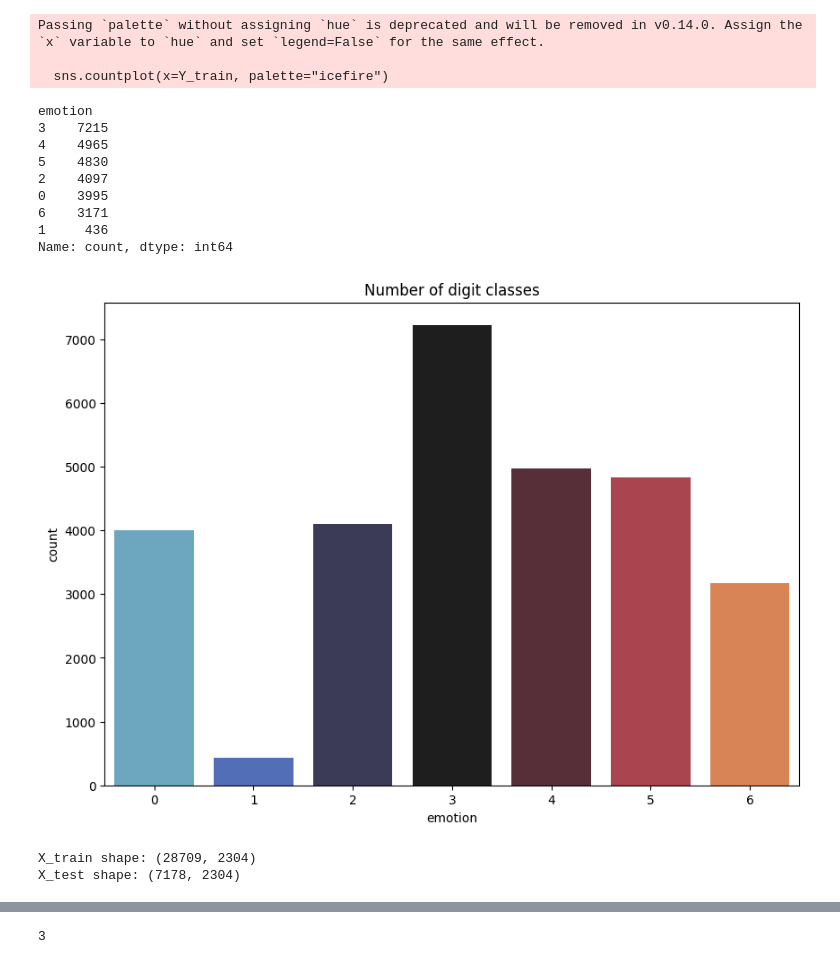
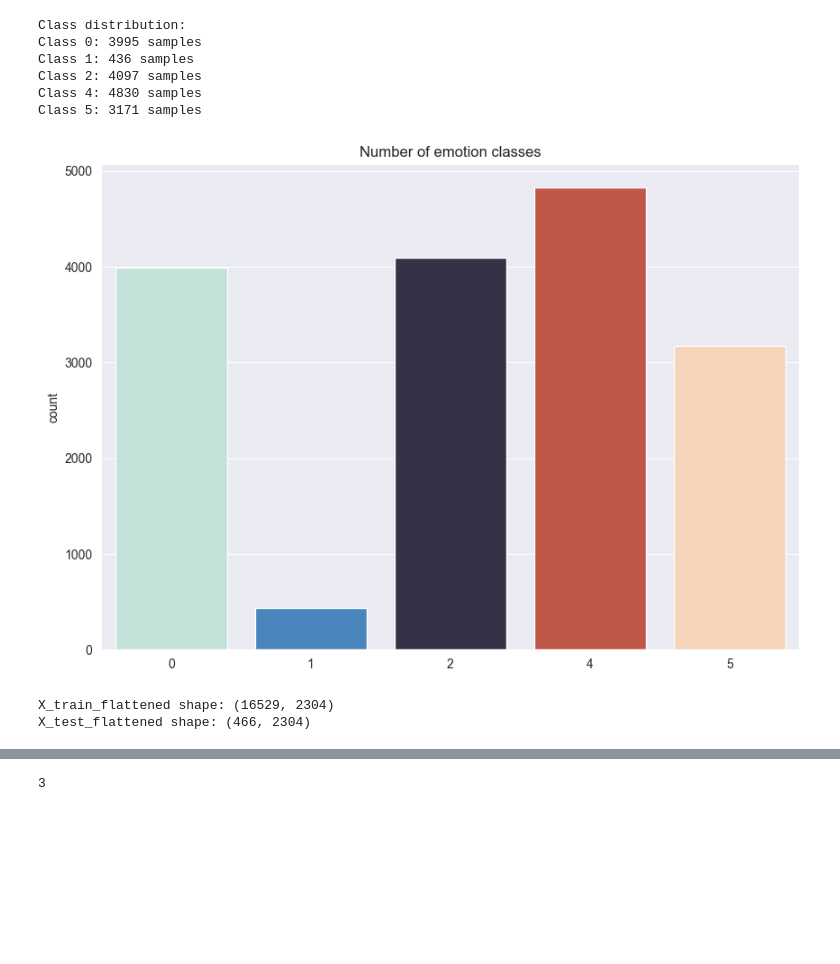
Before and after one commit to Adhamzineldin/Machine_learning_Project, a Jupyter notebook: image/imageModel.ipynb, the cells around one changed output, grey strips where cells are left out. Cells and saved outputs as stored; diff of their text form; code cells hidden in the pictures; blank space fills up the shorter version.

```diff
--- a/image/imageModel.ipynb
+++ b/image/imageModel.ipynb
@@ -59,10 +196,7 @@ FileNotFoundError: [Errno 2] No such file or directory: 'fer2013.csv'
 #we need 5 classes so we drop the 2 with the least data to help balance out the model
 # X_train=X_train[~X_train]
 # %%
-#relabling data. NOTE THAT LABEL ENCODING ASSIGNS LABELS BY ALPHABETICAL ORDER AND THEREFORE THE LAST 3 LABELS WOULD BE DIFFERENT
-train['emotion']=train['emotion'].map({0:"angry",1:"disgust",2:"fear",3:"happy",4:"sad",5:"surprise",6:"neutral"})
-print(train["emotion"].unique())
-le=LabelEncoder()
-train['emotion']=le.fit_transform(train['emotion'])
-print(train["emotion"].head(10))
+# Check label distribution in training data
+print("Training label counts:")
+print(train['emotion'].value_counts().sort_index())
 # %% [output]
@@ -342,31 +590,29 @@ x_train max: 1.0
 # %%
 #plotting target
 
 plt.figure(figsize=(10,7))
-sns.countplot(x=Y_train, palette="icefire")
-plt.title("Number of digit classes")
-Y_train.value_counts()
+sns.countplot(x=Y_train, hue=Y_train, palette="icefire", legend=False)
+plt.title("Number of emotion classes")
+# Count occurrences for numpy array
+unique, counts = np.unique(Y_train, return_counts=True)
+print("Class distribution:")
+for u, c in zip(unique, counts):
+    print(f"Class {u}: {c} samples")
 # %% [output]
-Passing `palette` without assigning `hue` is deprecated and will be removed in v0.14.0. Assign the `x` variable to `hue` and set `legend=False` for the same effect.
-
-  sns.countplot(x=Y_train, palette="icefire")
+Class distribution:
+Class 0: 3995 samples
+Class 1: 436 samples
+Class 2: 4097 samples
+Class 4: 4830 samples
+Class 5: 3171 samples
-emotion
-3    7215
-4    4965
-5    4830
-2    4097
-0    3995
-6    3171
-1     436
-Name: count, dtype: int64
-[figure, old version]
+[figure, new version]
 # %%
-#reflattening for knn
-X_train_flattened = X_train_norm.reshape(len(X_train), -1)
-X_test_flattened = X_test_norm.reshape(len(X_test), -1)
+#reflattening for classifiers (logistic regression and kmeans)
+X_train_flattened = X_train_norm.reshape(X_train_norm.shape[0], -1)
+X_test_flattened = X_test_norm.reshape(X_test_norm.shape[0], -1)
 
-print("X_train shape:", X_train_flattened.shape)
-print("X_test shape:", X_test_flattened.shape)
+print("X_train_flattened shape:", X_train_flattened.shape)
+print("X_test_flattened shape:", X_test_flattened.shape)
 # %% [output]
-X_train shape: (28709, 2304)
-X_test shape: (7178, 2304)
+X_train_flattened shape: (16529, 2304)
+X_test_flattened shape: (466, 2304)
```
Also changed, not shown: parts of 24 cells of this notebook, 1 other file.
